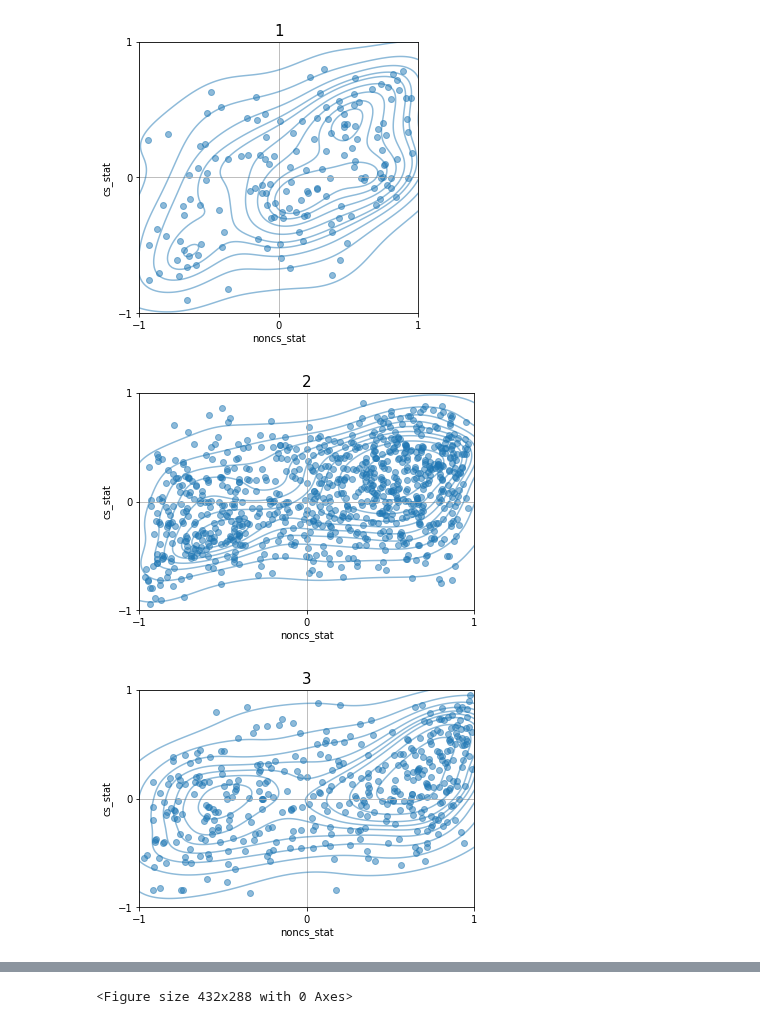
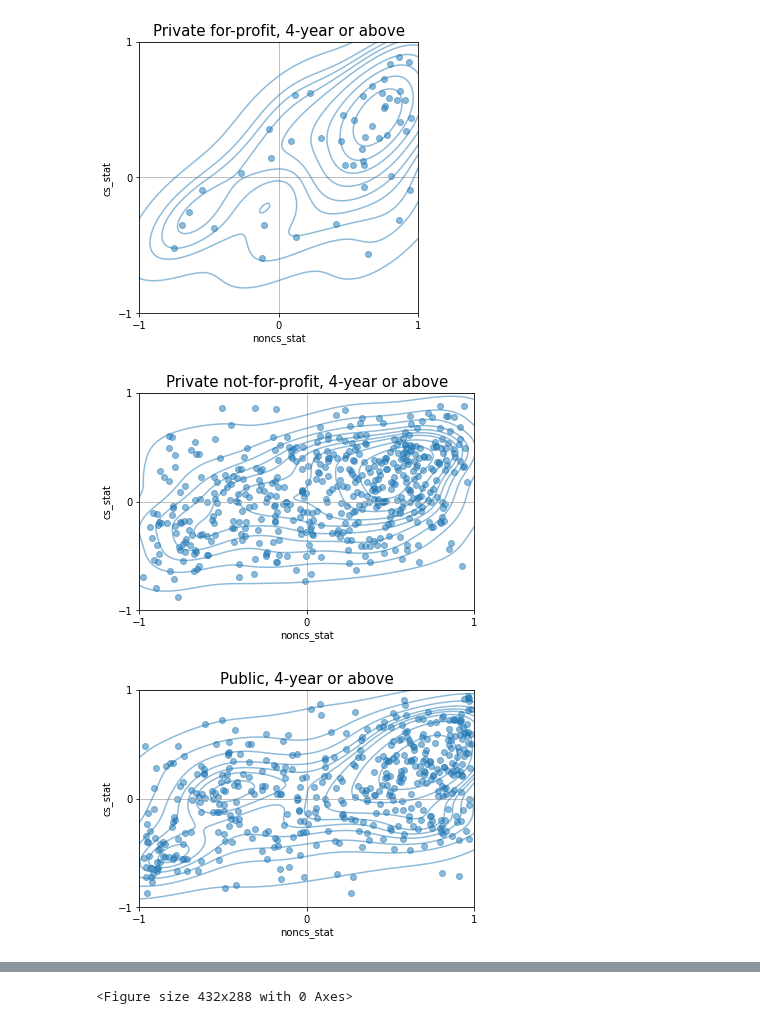
Before and after one commit to jmasontaylor/Education, a Jupyter notebook: src/Analysis/InstituteType.ipynb, the cells around one changed output, grey strips where cells are left out. Saved outputs shown, nothing was run; the diff lists cells and outputs as text; code cells hidden in the pictures.

```diff
--- a/src/Analysis/InstituteType.ipynb
+++ b/src/Analysis/InstituteType.ipynb
@@ -12,9 +12,24 @@ from scipy.stats import ttest_ind
 
 demos = ['women', 'black', 'hispanic', 'native american']
 %matplotlib inline
+# %%
+def codes_to_vals(unis):
+    encodings = pd.read_excel('../../data/hd2020.xlsx', sheet_name='Frequencies')
+    varnames = list(encodings['varname'].unique())
+    for varname in varnames:
+        try:
+            filtered = encodings[encodings['varname'] == varname].set_index('codevalue')
+            filtered.index = filtered.index.astype(int)
+            mapping = filtered['valuelabel'].to_dict()
+            unis[varname] = unis[varname].replace(mapping)
+        except:
+            continue
+    return unis
 # %%
-trends = pd.read_csv('../../out/trends.csv', index_col=0)
+trends = pd.read_csv('../../out/trends_black.csv', index_col=0)
 
 unis = pd.read_csv('../../data/IPEDS/university_info/hd2021.csv', encoding='latin-1', index_col=0)
 
+unis = codes_to_vals(unis)
+
 unis_stats = pd.merge(unis, trends, left_index=True, right_index=True)
@@ -35,30 +63,28 @@ plt.plot(range(15), [0]*15, 'r--', linewidth=10);
 # %%
-
-
 se = unis_stats[unis_stats['OBEREG'] == 5]
 
-df =  unis_stats # se
+df =  unis_stats #unis_stats # se
 
 plt.figure(figsize=(5, 5))
 # unis_stats['OBEREG'] = unis_stats['OBEREG'].replace({1: 'New England', 2: 'Mid East', 3: 'Great Lakes', 4: 'Plains', 5: 'Southeast', 6: 'Southwest', 7: 'Rocky Mountains', 8: 'Far West', 9: 'Outlying Areas'})
 
-col = 'INSTSIZE'
+col = 'SECTOR'
 for reg in sorted(df[col].unique()):
     plt.scatter(df[df[col]==reg]['noncs_stat'], \
                 df[df[col]==reg]['cs_stat'], \
                 label=reg, alpha=0.5)
     sns.kdeplot(df[df[col]==reg]['noncs_stat'], \
-                df[df[col]==reg]['cs_stat'], \
+                y=df[df[col]==reg]['cs_stat'], \
                 label=reg, alpha=0.5)
     plt.title(reg, fontsize=15)
     plt.xticks([-1, 0, 1]);
     plt.yticks([-1, 0, 1]);
     plt.xlim(-1, 1)
     plt.ylim(-1, 1)
     plt.grid()
     plt.figure()
 # sns.scatterplot(data=unis_stats, x='cs_stat', y='noncs_stat', hue='OBEREG', alpha=0.9);
 # %% [output]
-[figure, old version]
+[figure, new version]
-[figure, old version]
+[figure, new version]
-[figure, old version]
+[figure, new version]
```
Also changed, not shown: parts of 10 cells of this notebook, 4 other files.
